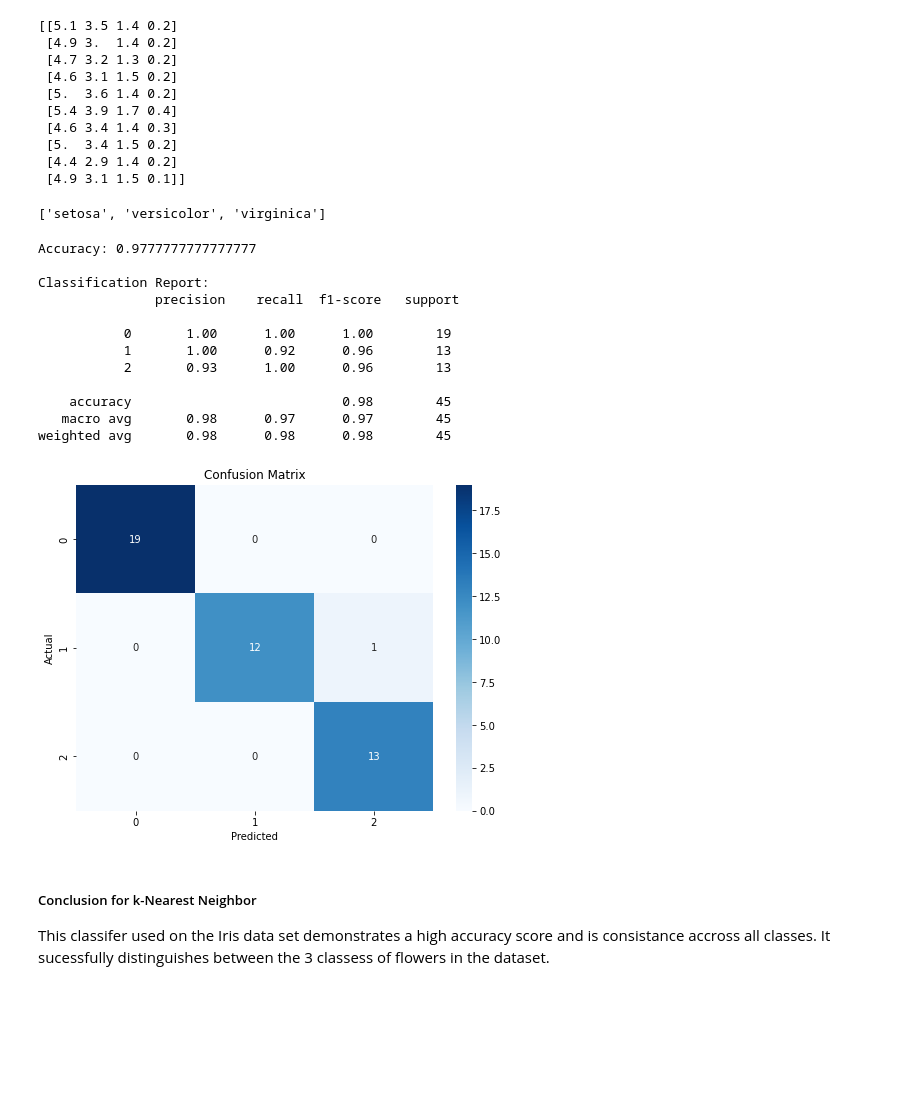
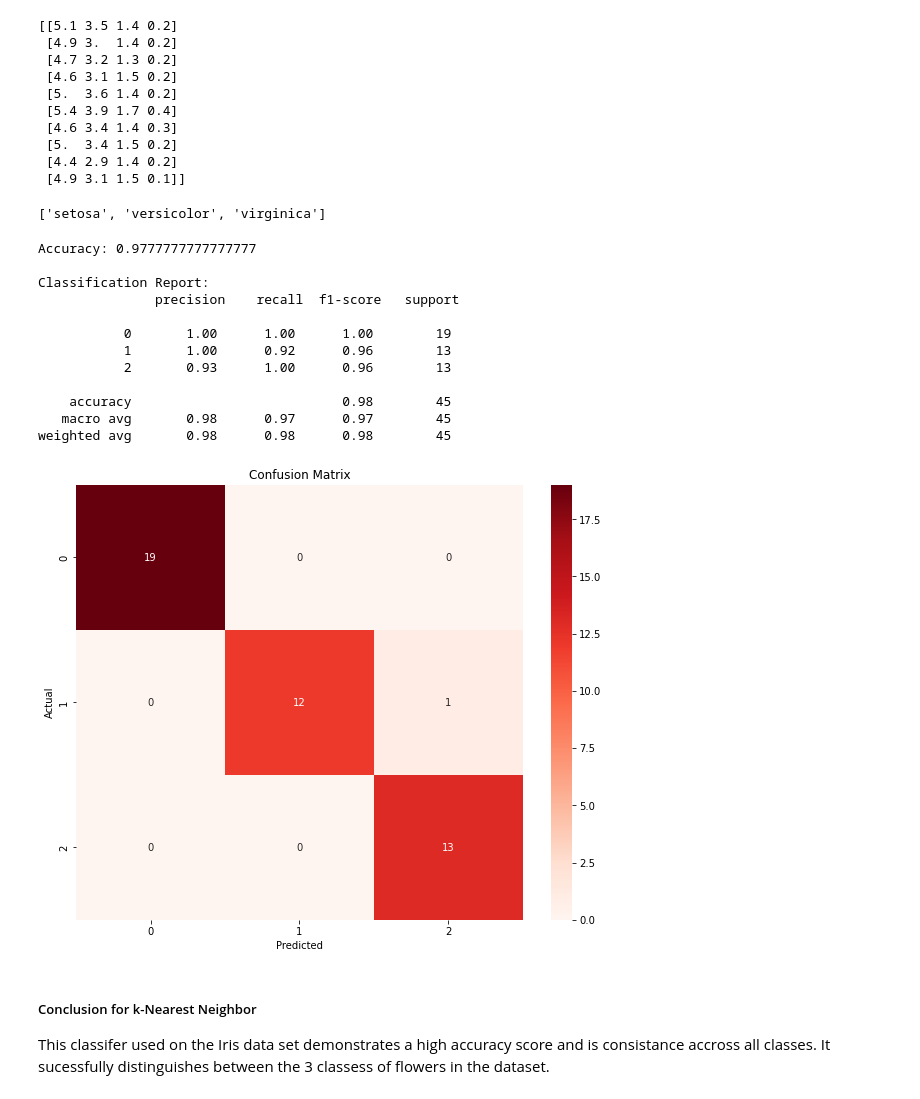
Before and after one commit to Ginafenn/Machine-Learning-Statistics, a Jupyter notebook: project.ipynb, the cells around one changed output. Saved outputs shown, nothing was run; the diff lists cells and outputs as text; code cells hidden in the pictures; blank space fills up the shorter version.

```diff
--- a/project.ipynb
+++ b/project.ipynb
@@ -96,17 +101,18 @@ print(data['data'][:10])
  [5.  3.4 1.5 0.2]
  [4.4 2.9 1.4 0.2]
  [4.9 3.1 1.5 0.1]]
-# %%
-list(data.target_names)
-# %% [output]
-['setosa', 'versicolor', 'virginica']
+# %%
+# Flower names
+list(data.target_names)
+# %% [output]
+['setosa', 'versicolor', 'virginica']
 # %%
 # Variables
 X = data.data
-y = data.target
+Y = data.target
 
 # Split the dataset into training and testing sets
-X_train, X_test, y_train, y_test = train_test_split(X, y, test_size=0.3, random_state=42)
+X_train, X_test, Y_train, Y_test = train_test_split(X, Y, test_size=0.3, random_state=42)
 
 # Standardize the features
 scaler = StandardScaler()
@@ -115,48 +121,48 @@ X_test = scaler.transform(X_test)
 
 # Initialize and train the k-NN classifier with k=
 knn_classifier = KNeighborsClassifier(n_neighbors=1)
-knn_classifier.fit(X_train, y_train)
+knn_classifier.fit(X_train, Y_train)
 
 # Predictions
-y_pred = knn_classifier.predict(X_test)
+Y_pred = knn_classifier.predict(X_test)
 
 # Evaluate
-print("Accuracy:", accuracy_score(y_test, y_pred))
-print("\nClassification Report:\n", classification_report(y_test, y_pred))
+print("Accuracy:", accuracy_score(Y_pred, Y_test,))
+print("\nClassification Report:\n", classification_report(Y_test, Y_pred))
 
-cm = confusion_matrix(y_test, y_pred)
+cm = confusion_matrix(Y_test, Y_pred)
 
 # Size of chart
-plt.figure(figsize=(8, 6))
+plt.figure(figsize=(10, 8))
 
 # Plot the results on a confusion matrix
-sns.heatmap(cm, annot=True, fmt="d", cmap="Blues")
+sns.heatmap(cm, annot=True, fmt="d", cmap="Reds")
 
 # X axis label
 plt.xlabel("Predicted")
 
 # y axis label
 plt.ylabel("Actual")
 
 # Show title
 plt.title("Confusion Matrix")
 
 # Plot
 plt.show()
 # %% [output]
 Accuracy: 0.9777777777777777
 
 Classification Report:
                precision    recall  f1-score   support
 
            0       1.00      1.00      1.00        19
            1       1.00      0.92      0.96        13
            2       0.93      1.00      0.96        13
 
     accuracy                           0.98        45
    macro avg       0.98      0.97      0.97        45
 weighted avg       0.98      0.98      0.98        45
-[figure, old version]
+[figure, new version]
 # %% [markdown]
 ##### Conclusion for k-Nearest Neighbor
 This classifer used on the Iris data set demonstrates a high accuracy score and is consistance accross all classes. It sucessfully distinguishes between the 3 classess of flowers in the dataset.
```
Also changed, not shown: parts of 9 cells of this notebook.
